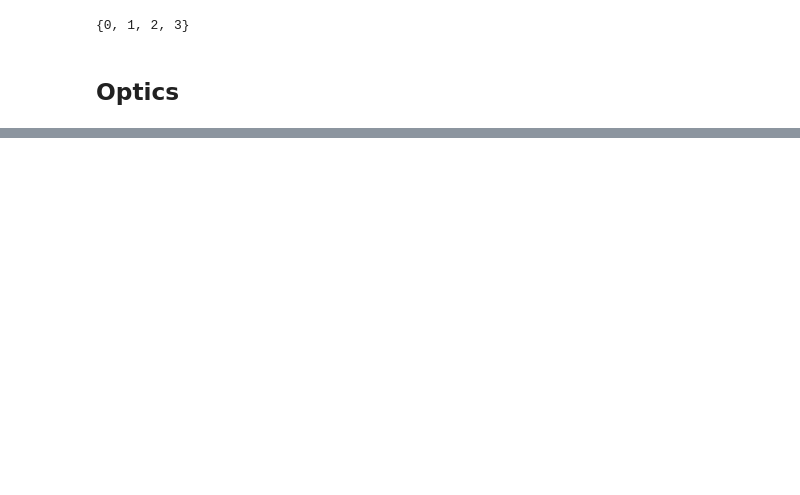
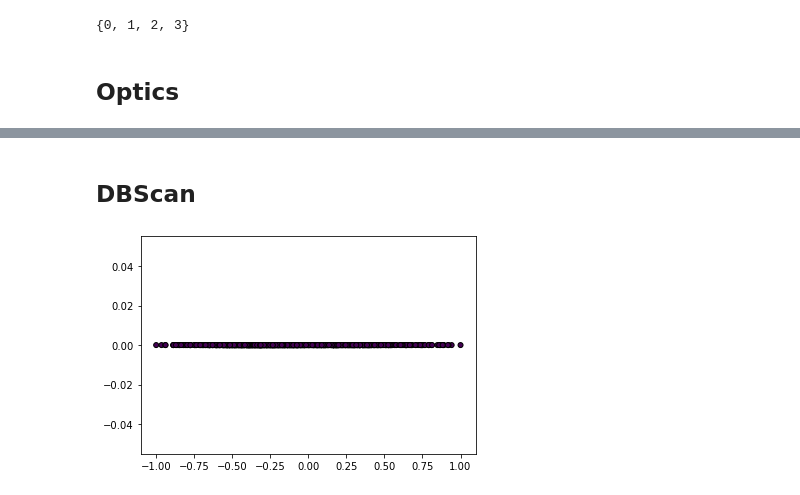
Before and after one commit to thiago9864/mineracao_dados, a Jupyter notebook: trabalho_5/trabalho_5_dupla_20.ipynb, the cells around one changed output, grey strips where cells are left out. Saved outputs shown, nothing was run; the diff lists cells and outputs as text; code cells hidden in the pictures; blank space fills up the shorter version.

```diff
--- a/trabalho_5/trabalho_5_dupla_20.ipynb
+++ b/trabalho_5/trabalho_5_dupla_20.ipynb
@@ -176,0 +164,12 @@ plt.show()
+# %% [markdown]
+## DBScan
+# %%
+modelo = cluster.DBSCAN( eps=0.3, min_samples=10)
+
+y_predito = modelo.fit_predict(x_norm)
+
+
+plt.scatter(x_norm, y_predito, marker="o", c=y_predito, s=25, edgecolor="k" )
+plt.show()
+# %% [output]
+[figure, added]
```
Also changed, not shown: parts of 8 cells of this notebook, 1 other file.
